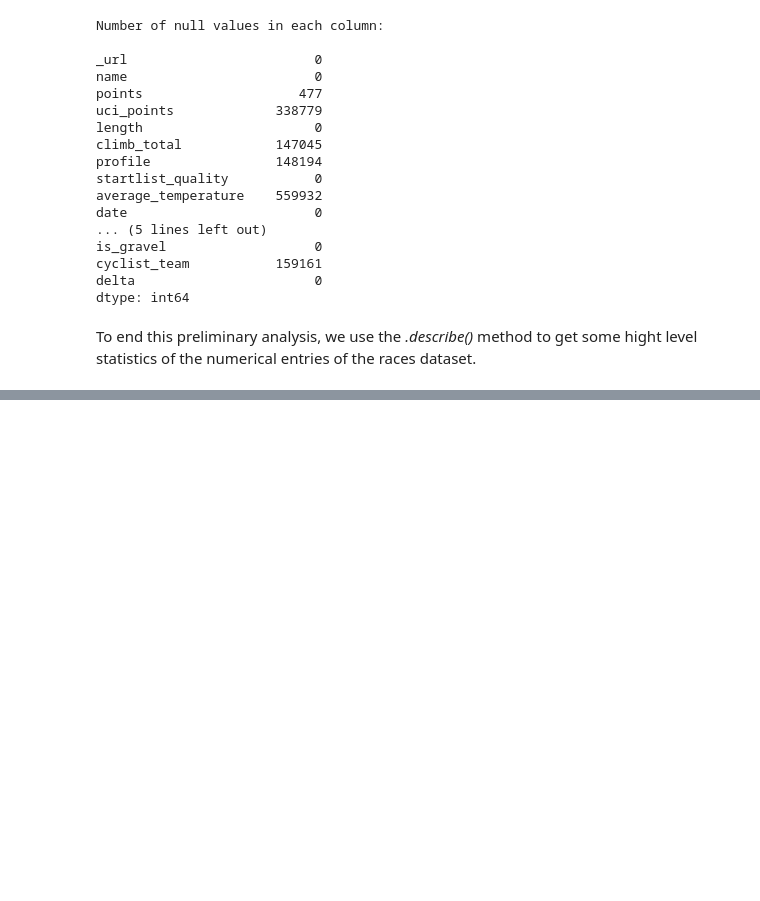
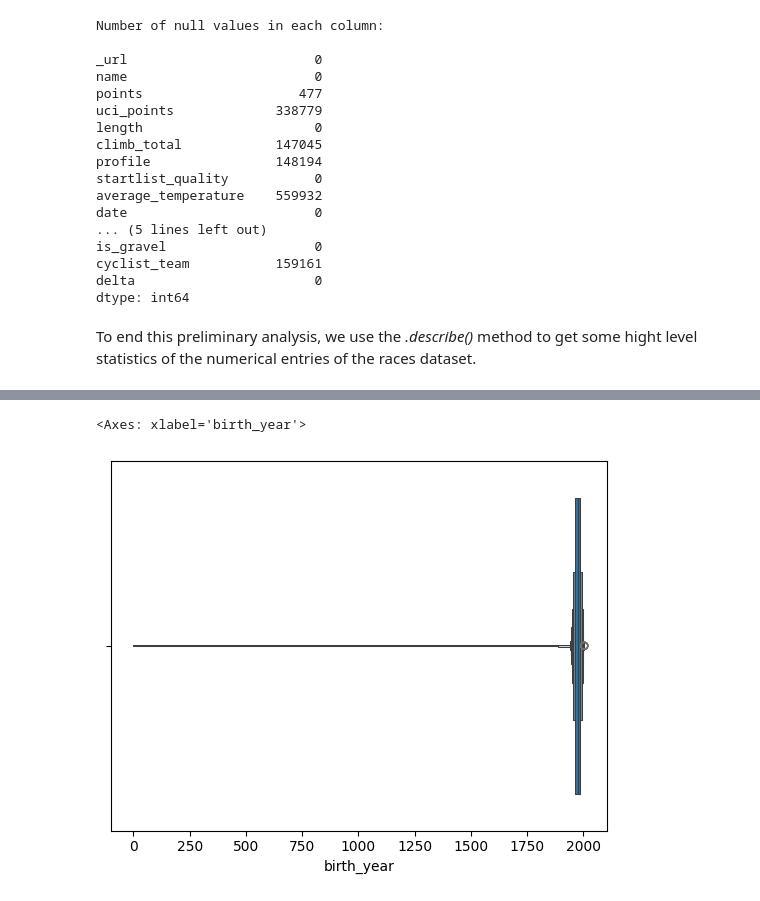
Before and after one commit to Benocci/DataMiningProject, a Jupyter notebook: first_task.ipynb, the cells around one changed output, grey strips where cells are left out. Saved outputs shown, nothing was run; the diff lists cells and outputs as text; code cells hidden in the pictures; blank space fills up the shorter version.

```diff
--- a/first_task.ipynb
+++ b/first_task.ipynb
@@ -195,0 +343,5 @@ races.describe()
+# %%
+sns.boxenplot(data=cyclists, x='birth_year')
+# %% [output]
+<Axes: xlabel='birth_year'>
+[figure, added]
```
Also changed, not shown: parts of 18 cells of this notebook.
